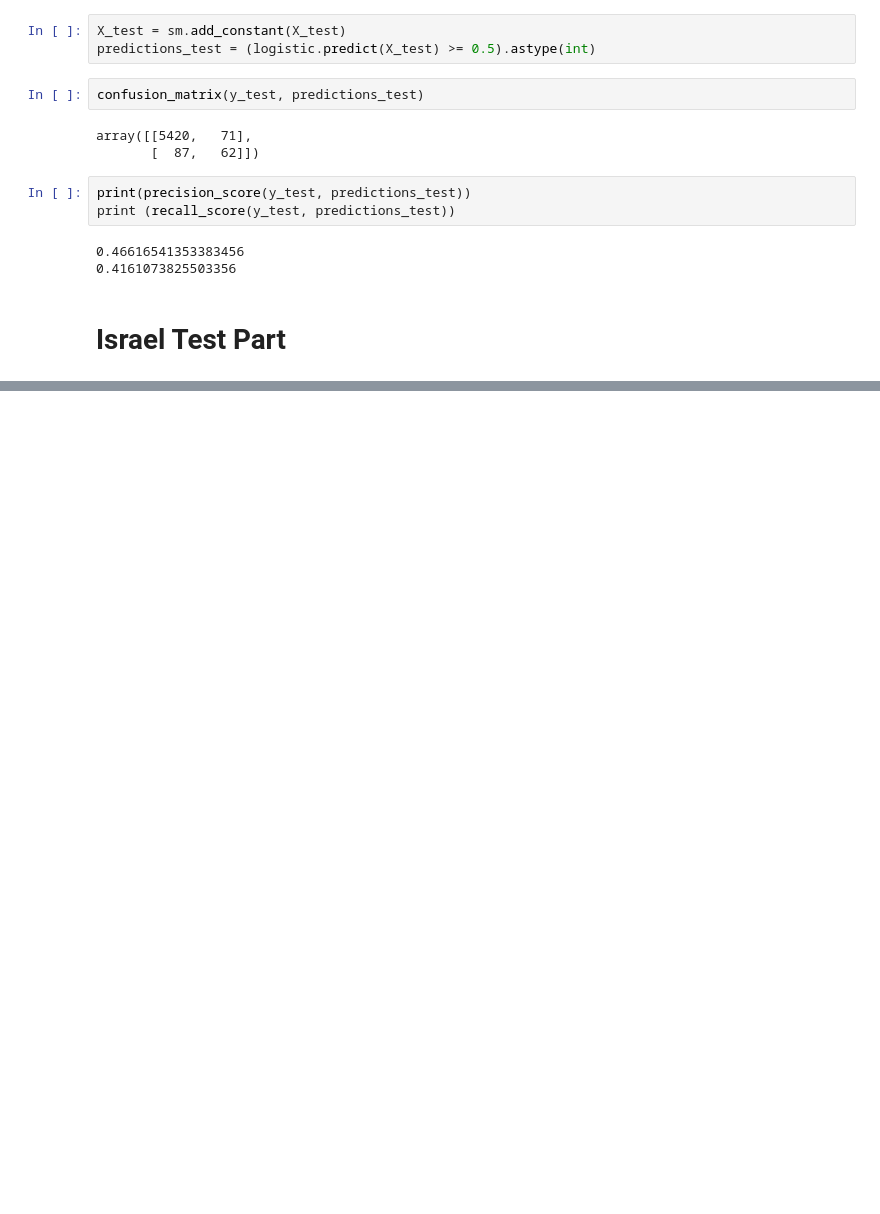
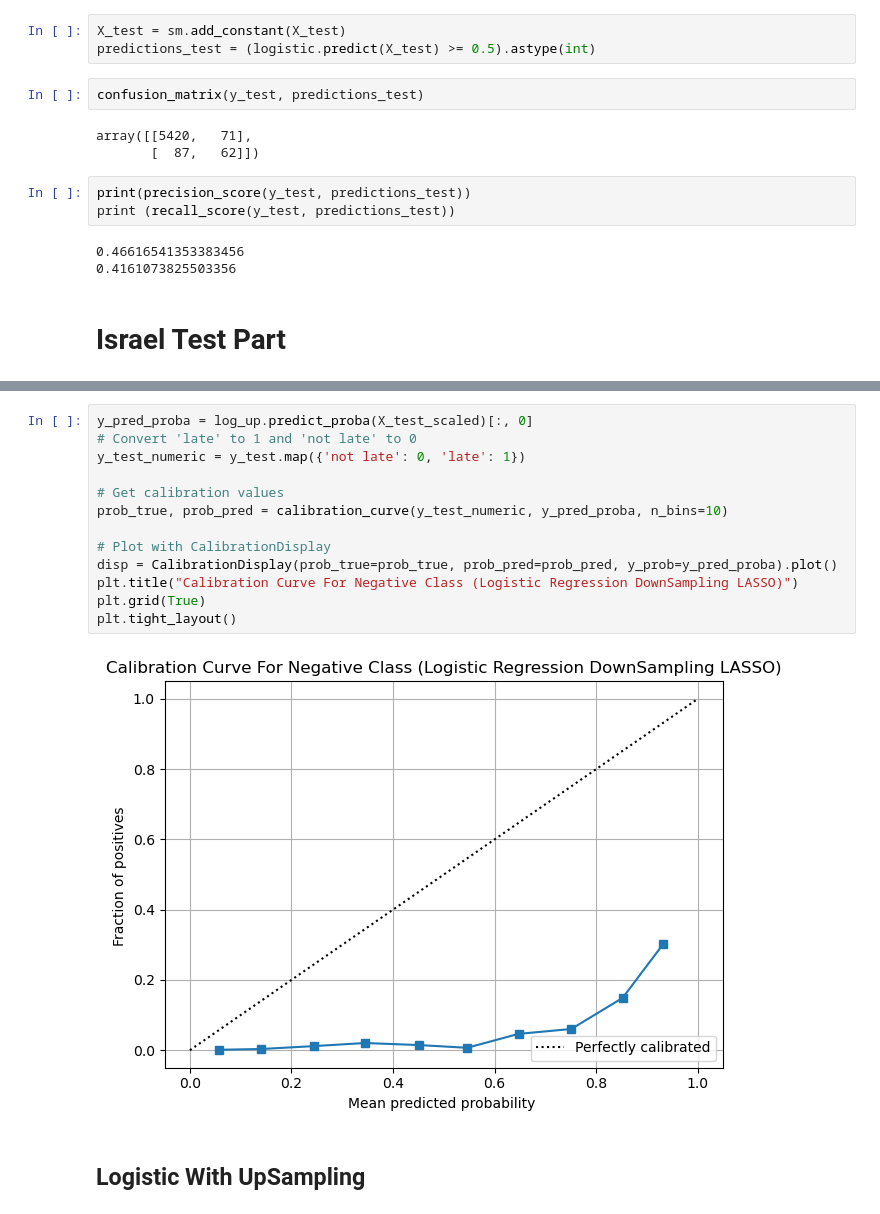
Before and after one commit to yzhao2433/LoanDelinquencyProject, a Jupyter notebook: data_prepartion.ipynb, the cells around one changed output, grey strips where cells are left out. Drawn from its saved outputs; the diff is of its cells as text; blank space fills up the shorter version.

```diff
--- a/data_prepartion.ipynb
+++ b/data_prepartion.ipynb
@@ -613,0 +687,17 @@ Text(0.5, 1.0, 'Calibration Curve (Logistic Regression)')
+# %%
+y_pred_proba = log_up.predict_proba(X_test_scaled)[:, 0]
+# Convert 'late' to 1 and 'not late' to 0
+y_test_numeric = y_test.map({'not late': 0, 'late': 1})
+
+# Get calibration values
+prob_true, prob_pred = calibration_curve(y_test_numeric, y_pred_proba, n_bins=10)
+
+# Plot with CalibrationDisplay
+disp = CalibrationDisplay(prob_true=prob_true, prob_pred=prob_pred, y_prob=y_pred_proba).plot()
+plt.title("Calibration Curve For Negative Class (Logistic Regression DownSampling LASSO)")
+plt.grid(True)
+plt.tight_layout()
+# %% [output]
+[figure, added]
+# %% [markdown]
+## Logistic With UpSampling
```
Also changed, not shown: parts of 25 cells of this notebook.
